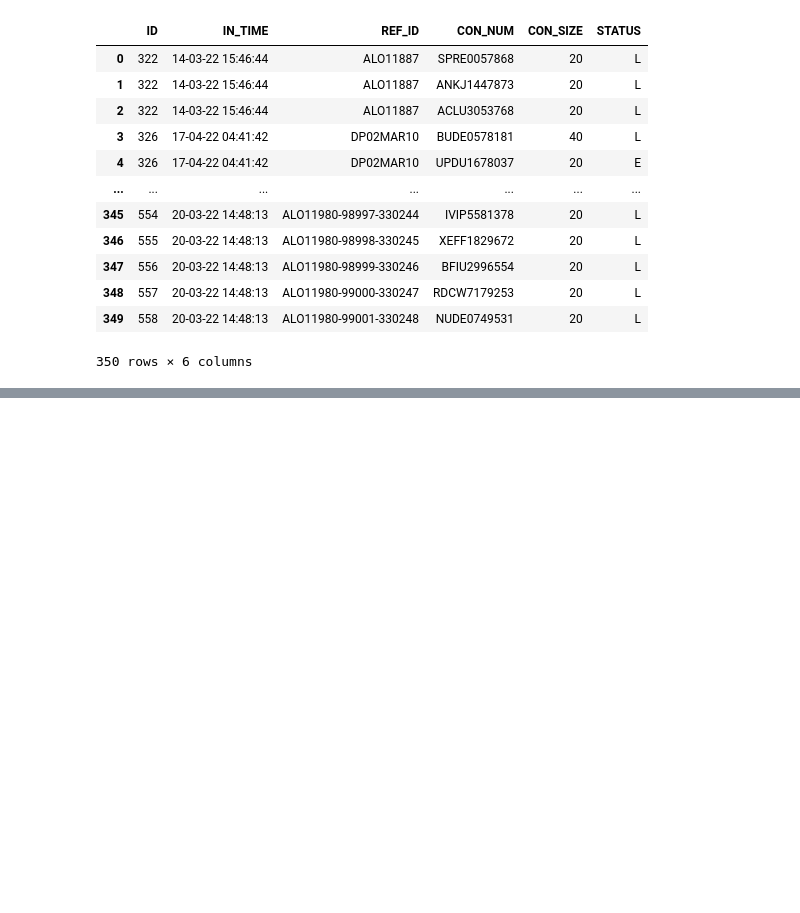
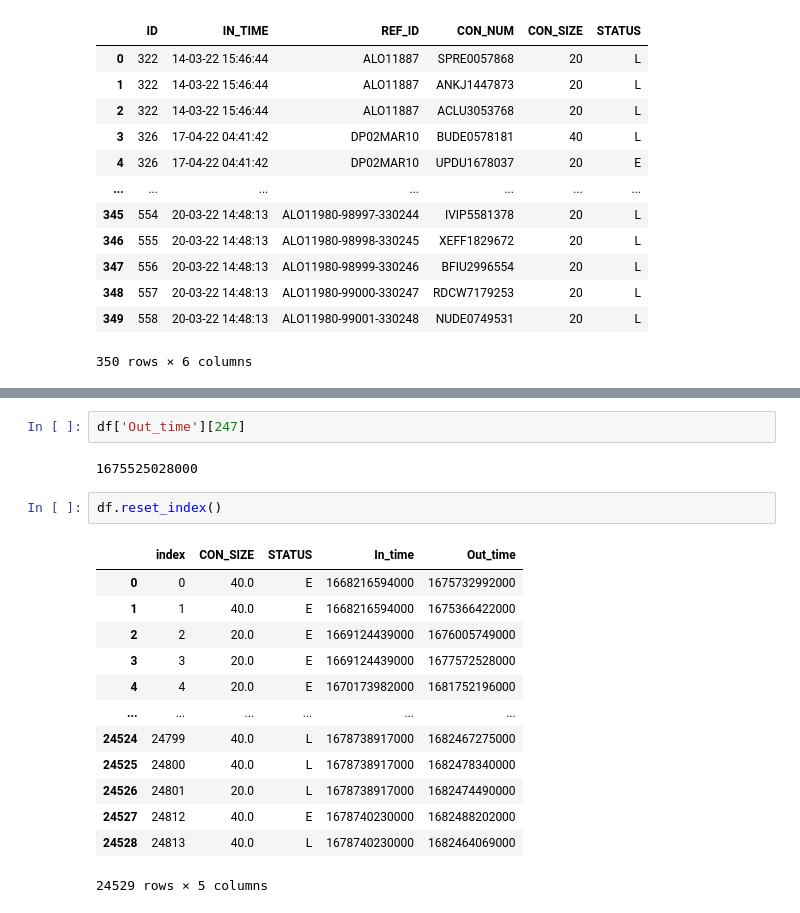
Before and after one commit to KunjDetroja/Efficient_Container_Placement_System, a Jupyter notebook: Out_Time_Prediction.ipynb, the cells around one changed output, grey strips where cells are left out. Cells and saved outputs as stored; diff of their text form; blank space fills up the shorter version.

```diff
--- a/Out_Time_Prediction.ipynb
+++ b/Out_Time_Prediction.ipynb
@@ -178,0 +330,20 @@ Date and Time: 2022-09-14 09:38:10
+# %%
+df['Out_time'][247]
+# %% [output]
+1675525028000
+# %%
+df.reset_index()
+# %% [output]
+|  | index | CON_SIZE | STATUS | In_time | Out_time |
+| 0 | 0 | 40.0 | E | 1668216594000 | 1675732992000 |
+| 1 | 1 | 40.0 | E | 1668216594000 | 1675366422000 |
+| 2 | 2 | 20.0 | E | 1669124439000 | 1676005749000 |
+| 3 | 3 | 20.0 | E | 1669124439000 | 1677572528000 |
+| 4 | 4 | 20.0 | E | 1670173982000 | 1681752196000 |
+| ... | ... | ... | ... | ... | ... |
+| 24524 | 24799 | 40.0 | L | 1678738917000 | 1682467275000 |
+| 24525 | 24800 | 40.0 | L | 1678738917000 | 1682478340000 |
+| 24526 | 24801 | 20.0 | L | 1678738917000 | 1682474490000 |
+| 24527 | 24812 | 40.0 | E | 1678740230000 | 1682488202000 |
+| 24528 | 24813 | 40.0 | L | 1678740230000 | 1682464069000 |
+24529 rows × 5 columns
```
Also changed, not shown: parts of 29 cells of this notebook, 2 other files.
